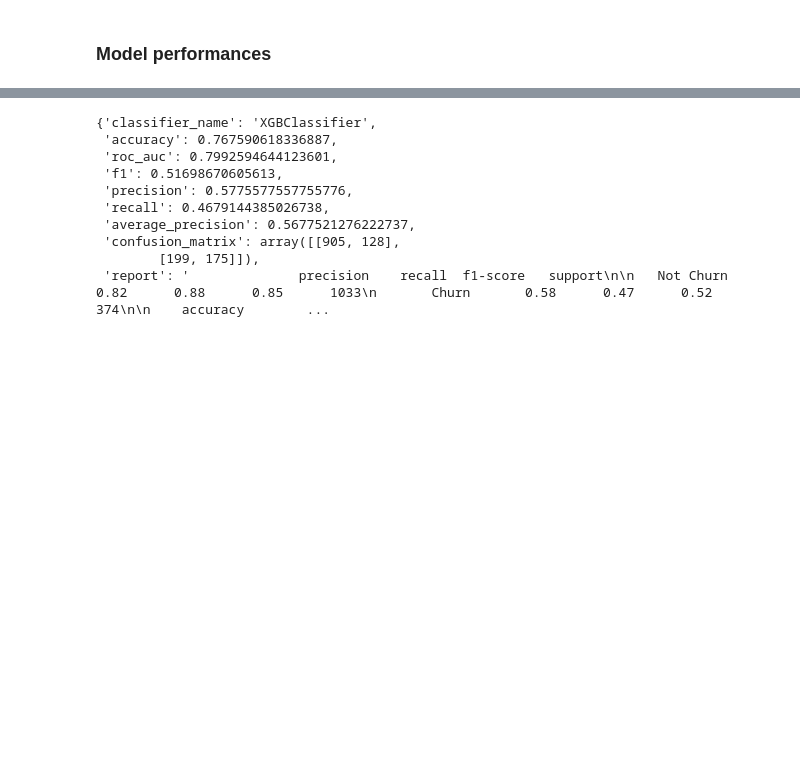
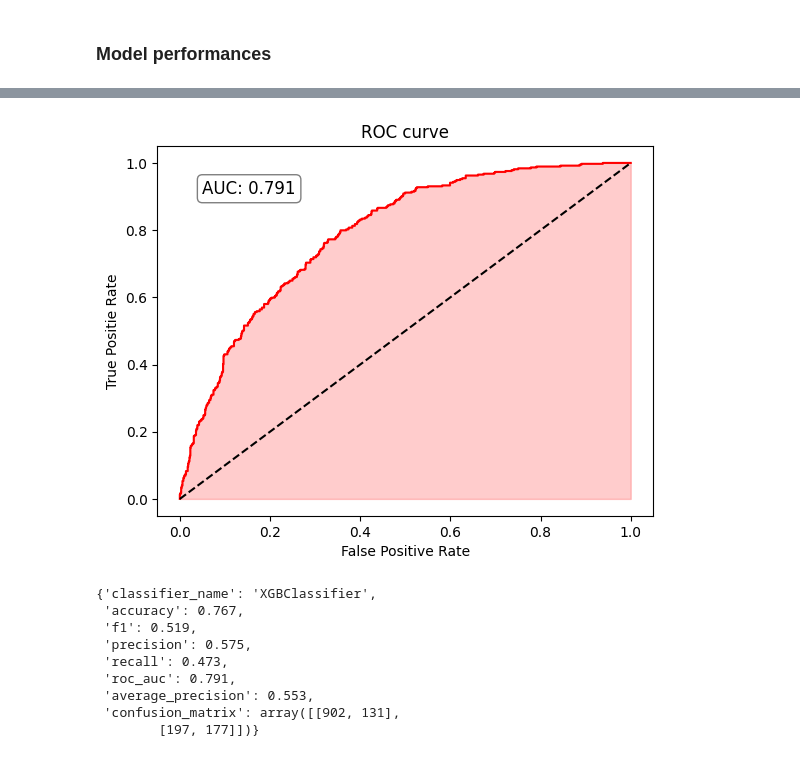
Before and after one commit to CassiaNascimento/Customer_Churn_Prediction, a Jupyter notebook: notebooks/model_comparisons_no_tuning.ipynb, the cells around one changed output, grey strips where cells are left out. Cells and saved outputs as stored; diff of their text form; code cells hidden in the pictures; blank space fills up the shorter version.

```diff
--- a/notebooks/model_comparisons_no_tuning.ipynb
+++ b/notebooks/model_comparisons_no_tuning.ipynb
@@ -26,3 +26,3 @@ dataset_cleaned=clean_data(dataset, save=False)
 # %%
 # Adding new features
-dataset_cleaned=build_new_features(dataset_cleaned, new_features=["NumberServices","CustomerLevel","MonthlyChargePerService","AverageMonthlyCharge"])
+#dataset_cleaned=build_new_features(dataset_cleaned, new_features=["NumberServices","CustomerLevel","MonthlyChargePerService","AverageMonthlyCharge"])
@@ -73,6 +71,6 @@ fitted_pipe_RF=pipe_RF.fit(X_train, y_train)
 ### Model performances
 # %%
 # Evaluate model performance
-metrics_XBG=evaluate_model(fitted_pipe_XBG,X_test,y_test)
+metrics_XBG,report_XBG=evaluate_model(fitted_pipe_XBG,X_test,y_test)
 metrics_XBG
 # %% [output]
@@ -80,11 +78,11 @@ metrics_XBG
+[figure, added]
 {'classifier_name': 'XGBClassifier',
- 'accuracy': 0.767590618336887,
- 'roc_auc': 0.7992594644123601,
- 'f1': 0.51698670605613,
- 'precision': 0.5775577557755776,
- 'recall': 0.4679144385026738,
- 'average_precision': 0.5677521276222737,
- 'confusion_matrix': array([[905, 128],
-        [199, 175]]),
- 'report': '              precision    recall  f1-score   support\n\n   Not Churn       0.82      0.88      0.85      1033\n       Churn       0.58      0.47      0.52       374\n\n    accuracy        ...
+ 'accuracy': 0.767,
+ 'f1': 0.519,
+ 'precision': 0.575,
+ 'recall': 0.473,
+ 'roc_auc': 0.791,
+ 'average_precision': 0.553,
+ 'confusion_matrix': array([[902, 131],
+        [197, 177]])}
 # %%
```
Also changed, not shown: parts of 10 cells of this notebook, 3 other files.
